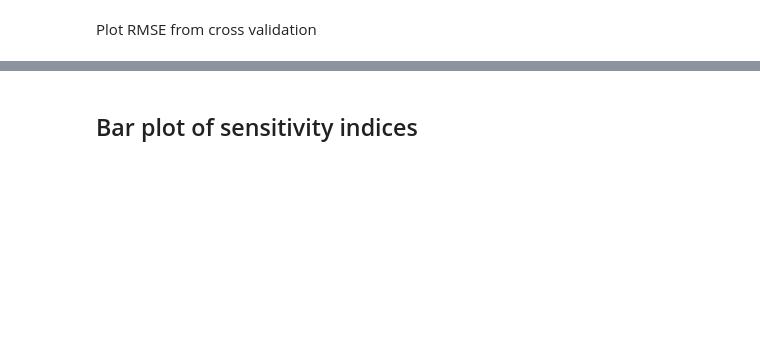
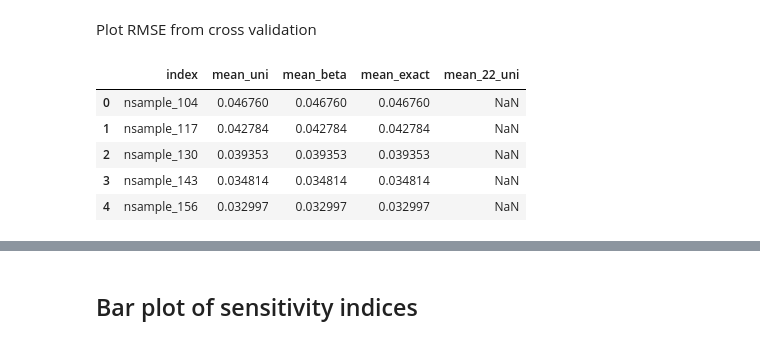
Before and after one commit to QianWanghhu/factor_fixing, a Jupyter notebook: qian_dev/visualization.ipynb, the cells around one changed output, grey strips where cells are left out. Drawn from its saved outputs; the diff is of its cells as text; code cells hidden in the pictures; blank space fills up the shorter version.

```diff
--- a/qian_dev/visualization.ipynb
+++ b/qian_dev/visualization.ipynb
@@ -73 +69,17 @@ df_allsamples = df_allsamples.reset_index()
+# %%
+# std_train_samples = int(4307583)
+# calculate the relative RMSE which is the RMSE normalized by the standard deviation
+df = df.fillna(0)
+for col in df.columns[1:]:
+    df.loc[:, col] = df.loc[:, col] / std_list
+# df.loc[:, df.columns[1:]] = df.loc[:, df.columns[1:]].apply()
+df = df.replace(0,np.nan)
+df.head()
+# %% [output]
+|  | index | mean_uni | mean_beta | mean_exact | mean_22_uni |
+| 0 | nsample_104 | 0.046760 | 0.046760 | 0.046760 | NaN |
+| 1 | nsample_117 | 0.042784 | 0.042784 | 0.042784 | NaN |
+| 2 | nsample_130 | 0.039353 | 0.039353 | 0.039353 | NaN |
+| 3 | nsample_143 | 0.034814 | 0.034814 | 0.034814 | NaN |
+| 4 | nsample_156 | 0.032997 | 0.032997 | 0.032997 | NaN |
 # %%
```
Also changed, not shown: parts of 10 cells of this notebook.
